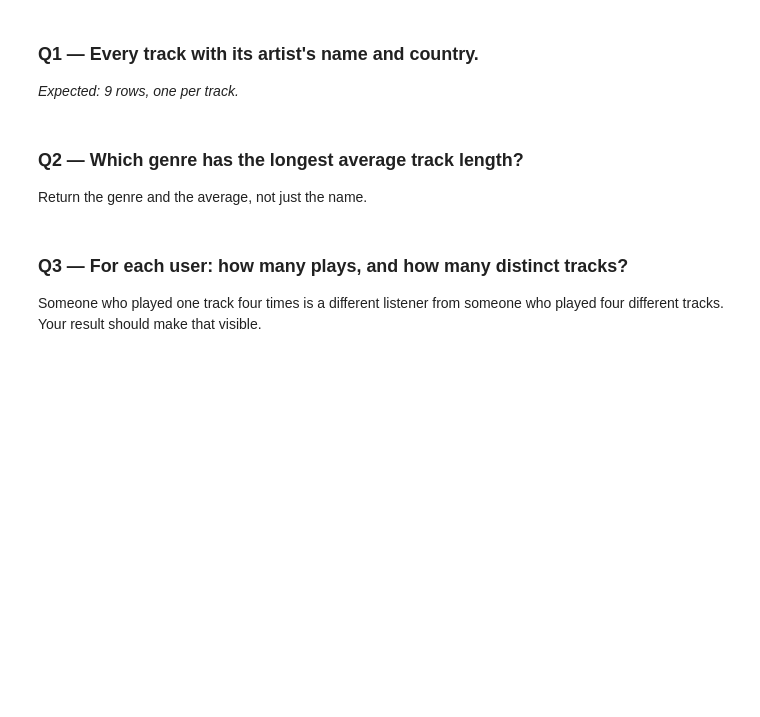
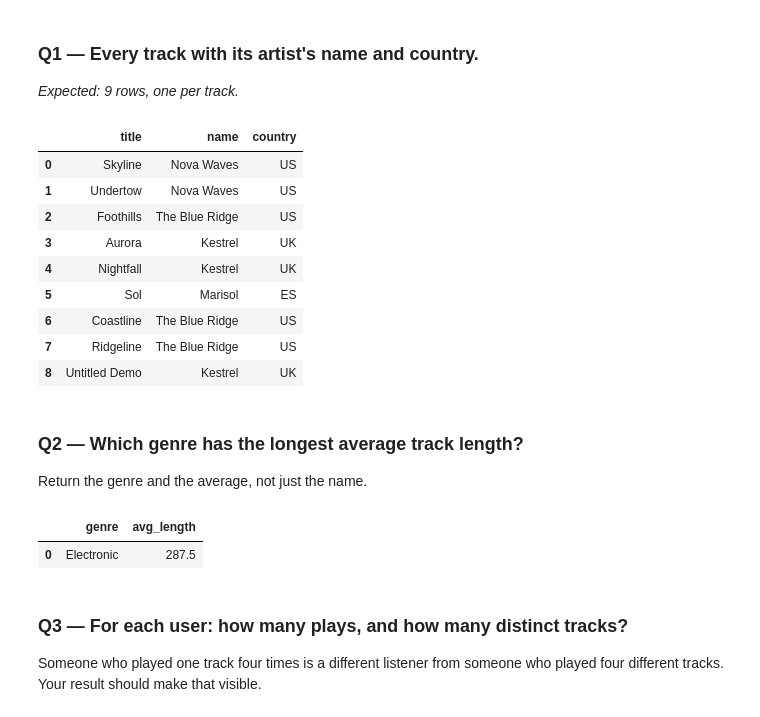
Before and after one commit to yilinw762/ds2002-fa26, a Jupyter notebook: notebooks/02-sql-databases/2026_09_11_—_SQL_Challenge_Set_—_Lab.ipynb, the cells around one changed output. Cells and saved outputs as stored; diff of their text form; code cells hidden in the pictures; blank space fills up the shorter version.

```diff
--- a/notebooks/02-sql-databases/2026_09_11_—_SQL_Challenge_Set_—_Lab.ipynb
+++ b/notebooks/02-sql-databases/2026_09_11_—_SQL_Challenge_Set_—_Lab.ipynb
@@ -51,3 +49,20 @@ q('''
+# %%
+q('''
+SELECT tracks.title, artists.name, artists.country
+FROM tracks
+JOIN artists ON tracks.artist_id = artists.artist_id
+''')
+# %% [output]
+|  | title | name | country |
+| 0 | Skyline | Nova Waves | US |
+| 1 | Undertow | Nova Waves | US |
+| 2 | Foothills | The Blue Ridge | US |
+| 3 | Aurora | Kestrel | UK |
+| 4 | Nightfall | Kestrel | UK |
+| 5 | Sol | Marisol | ES |
+| 6 | Coastline | The Blue Ridge | US |
+| 7 | Ridgeline | The Blue Ridge | US |
+| 8 | Untitled Demo | Kestrel | UK |
 # %% [markdown]
 ### Q2 — Which genre has the longest average track length?
 
@@ -59,3 +70,14 @@ q('''
+# %%
+q('''
+SELECT genre, AVG(seconds) AS avg_length
+FROM tracks
+GROUP BY genre
+ORDER BY avg_length DESC
+LIMIT 1
+''')
+# %% [output]
+|  | genre | avg_length |
+| 0 | Electronic | 287.5 |
 # %% [markdown]
 ### Q3 — For each user: how many plays, and how many distinct tracks?
 
```
Also changed, not shown: parts of 16 cells of this notebook.
